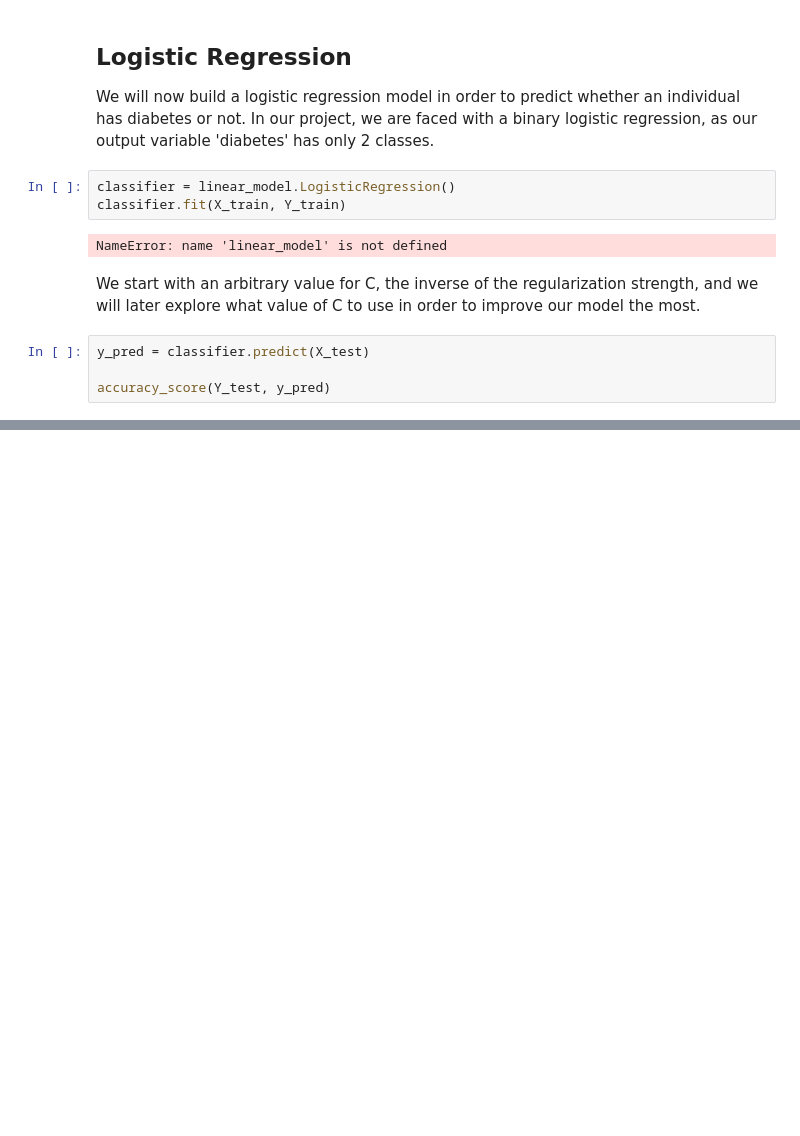
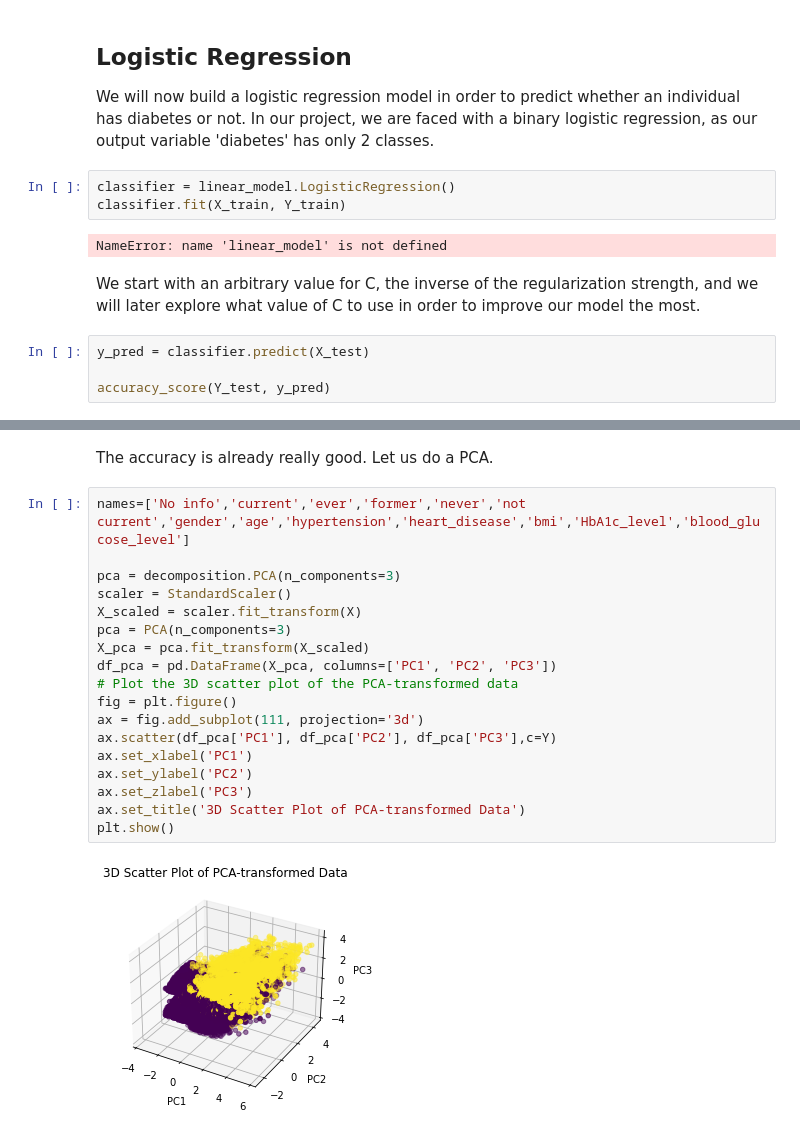
Before and after one commit to flaviagrasso/CSE204_Project, a Jupyter notebook: MachineLearningProject/MACHINE LEARNING PROJECT.ipynb, the cells around one changed output, grey strips where cells are left out. Saved outputs shown, nothing was run; the diff lists cells and outputs as text; blank space fills up the shorter version.

```diff
--- a/MachineLearningProject/MACHINE LEARNING PROJECT.ipynb
+++ b/MachineLearningProject/MACHINE LEARNING PROJECT.ipynb
@@ -153,0 +179,22 @@ accuracy_score(Y_test, y_pred)
+# %% [markdown]
+The accuracy is already really good. Let us do a PCA.
+# %%
+names=['No info','current','ever','former','never','not current','gender','age','hypertension','heart_disease','bmi','HbA1c_level','blood_glucose_level']
+
+pca = decomposition.PCA(n_components=3)
+scaler = StandardScaler()
+X_scaled = scaler.fit_transform(X)
+pca = PCA(n_components=3)
+X_pca = pca.fit_transform(X_scaled)
+df_pca = pd.DataFrame(X_pca, columns=['PC1', 'PC2', 'PC3'])
+# Plot the 3D scatter plot of the PCA-transformed data
+fig = plt.figure()
+ax = fig.add_subplot(111, projection='3d')
+ax.scatter(df_pca['PC1'], df_pca['PC2'], df_pca['PC3'],c=Y)
+ax.set_xlabel('PC1')
+ax.set_ylabel('PC2')
+ax.set_zlabel('PC3')
+ax.set_title('3D Scatter Plot of PCA-transformed Data')
+plt.show()
+# %% [output]
+[figure, added]
```
Also changed, not shown: parts of 5 cells of this notebook, 1 other file.
